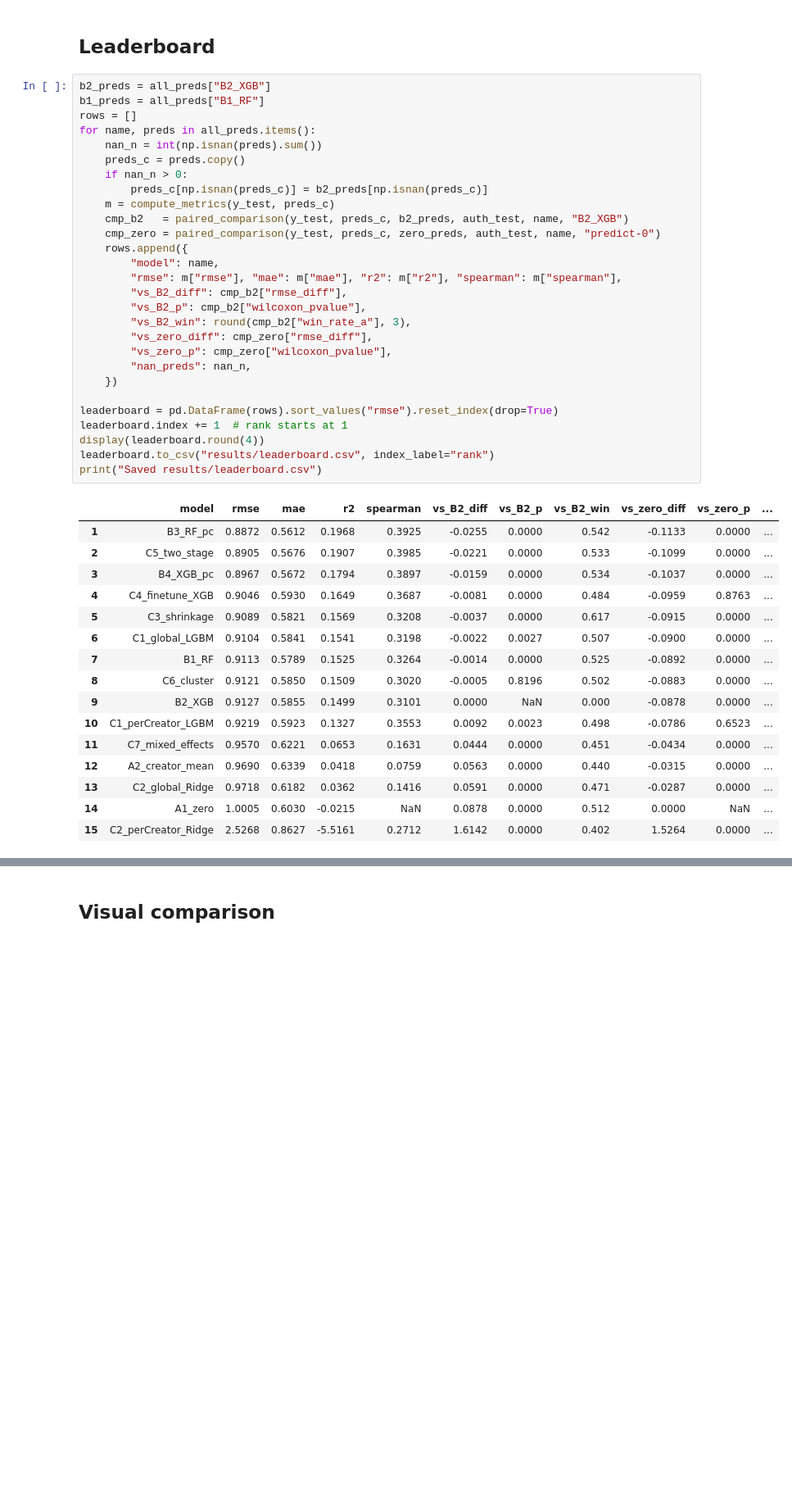
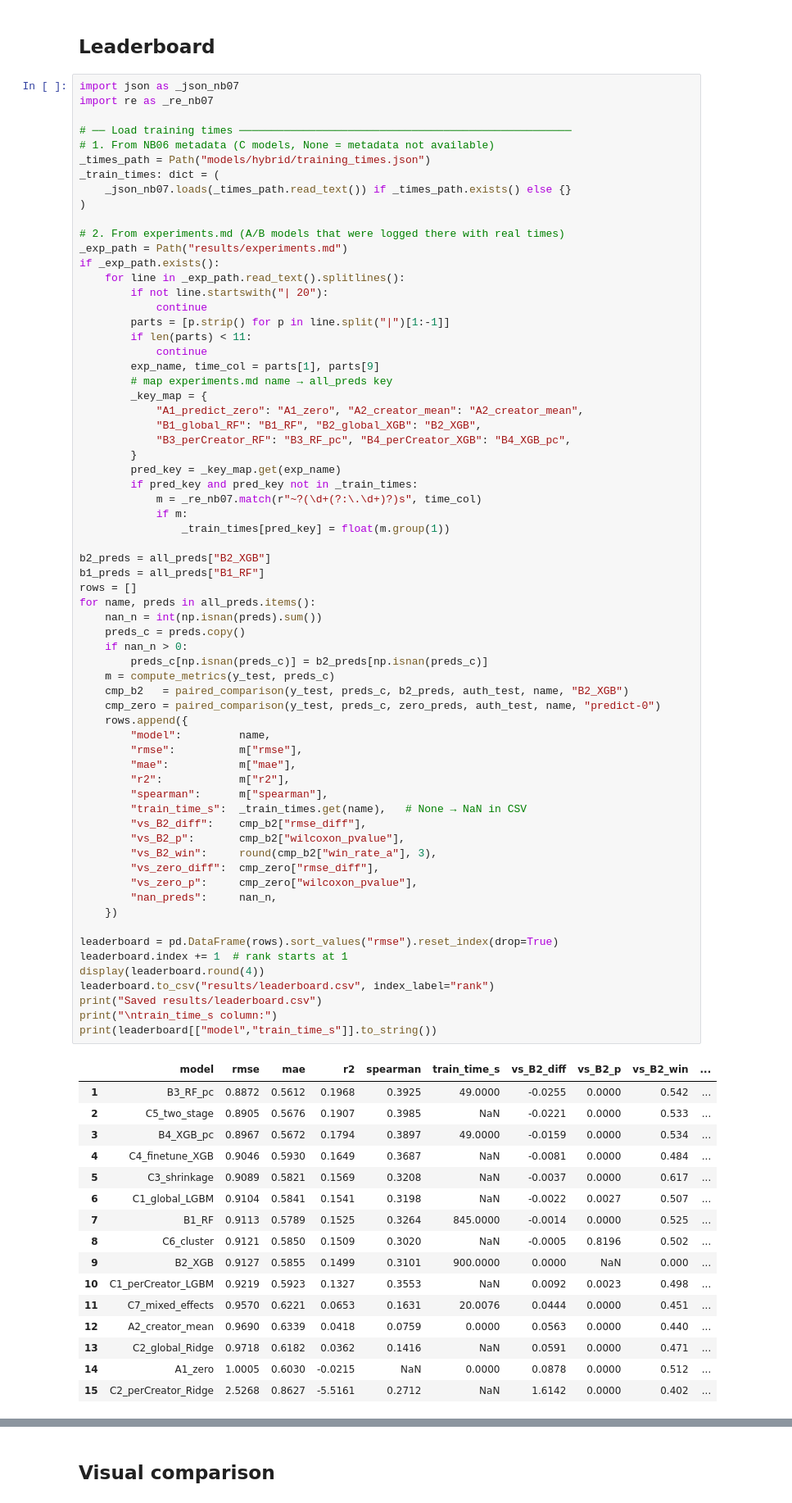
Before and after one commit to Shopska/Personalized_analysis_of_social_media, a Jupyter notebook: notebooks/07-model-comparison.ipynb, the cells around one changed output, grey strips where cells are left out. Shown at 82% size. Drawn from its saved outputs; the diff is of its cells as text; blank space fills up the shorter version.

```diff
--- a/notebooks/07-model-comparison.ipynb
+++ b/notebooks/07-model-comparison.ipynb
@@ -66,48 +66,86 @@ Models loaded: ['A1_zero', 'A2_creator_mean', 'B1_RF', 'B2_XGB', 'B3_RF_pc', 'B4
 # %% [markdown]
 ## Leaderboard
 # %%
+import json as _json_nb07
+import re as _re_nb07
+
+# ── Load training times ────────────────────────────────────────────────────
+# 1. From NB06 metadata (C models, None = metadata not available)
+_times_path = Path("models/hybrid/training_times.json")
+_train_times: dict = (
+    _json_nb07.loads(_times_path.read_text()) if _times_path.exists() else {}
+)
+
+# 2. From experiments.md (A/B models that were logged there with real times)
+_exp_path = Path("results/experiments.md")
+if _exp_path.exists():
+    for line in _exp_path.read_text().splitlines():
+        if not line.startswith("| 20"):
+            continue
+        parts = [p.strip() for p in line.split("|")[1:-1]]
+        if len(parts) < 11:
+            continue
+        exp_name, time_col = parts[1], parts[9]
+        # map experiments.md name → all_preds key
+        _key_map = {
+            "A1_predict_zero": "A1_zero", "A2_creator_mean": "A2_creator_mean",
+            "B1_global_RF": "B1_RF", "B2_global_XGB": "B2_XGB",
+            "B3_perCreator_RF": "B3_RF_pc", "B4_perCreator_XGB": "B4_XGB_pc",
+        }
+        pred_key = _key_map.get(exp_name)
+        if pred_key and pred_key not in _train_times:
+            m = _re_nb07.match(r"~?(\d+(?:\.\d+)?)s", time_col)
+            if m:
+                _train_times[pred_key] = float(m.group(1))
+
 b2_preds = all_preds["B2_XGB"]
 b1_preds = all_preds["B1_RF"]
 rows = []
 for name, preds in all_preds.items():
     nan_n = int(np.isnan(preds).sum())
     preds_c = preds.copy()
     if nan_n > 0:
         preds_c[np.isnan(preds_c)] = b2_preds[np.isnan(preds_c)]
     m = compute_metrics(y_test, preds_c)
     cmp_b2   = paired_comparison(y_test, preds_c, b2_preds, auth_test, name, "B2_XGB")
     cmp_zero = paired_comparison(y_test, preds_c, zero_preds, auth_test, name, "predict-0")
     rows.append({
-        "model": name,
-        "rmse": m["rmse"], "mae": m["mae"], "r2": m["r2"], "spearman": m["spearman"],
-        "vs_B2_diff": cmp_b2["rmse_diff"],
-        "vs_B2_p": cmp_b2["wilcoxon_pvalue"],
-        "vs_B2_win": round(cmp_b2["win_rate_a"], 3),
-        "vs_zero_diff": cmp_zero["rmse_diff"],
-        "vs_zero_p": cmp_zero["wilcoxon_pvalue"],
-        "nan_preds": nan_n,
+        "model":         name,
+        "rmse":          m["rmse"],
+        "mae":           m["mae"],
+        "r2":            m["r2"],
+        "spearman":      m["spearman"],
+        "train_time_s":  _train_times.get(name),   # None → NaN in CSV
+        "vs_B2_diff":    cmp_b2["rmse_diff"],
+        "vs_B2_p":       cmp_b2["wilcoxon_pvalue"],
+        "vs_B2_win":     round(cmp_b2["win_rate_a"], 3),
+        "vs_zero_diff":  cmp_zero["rmse_diff"],
+        "vs_zero_p":     cmp_zero["wilcoxon_pvalue"],
+        "nan_preds":     nan_n,
     })
 
 leaderboard = pd.DataFrame(rows).sort_values("rmse").reset_index(drop=True)
 leaderboard.index += 1  # rank starts at 1
 display(leaderboard.round(4))
 leaderboard.to_csv("results/leaderboard.csv", index_label="rank")
 print("Saved results/leaderboard.csv")
+print("\ntrain_time_s column:")
+print(leaderboard[["model","train_time_s"]].to_string())
 # %% [output]
-|  | model | rmse | mae | r2 | spearman | vs_B2_diff | vs_B2_p | vs_B2_win | vs_zero_diff | vs_zero_p | ... |
-| 1 | B3_RF_pc | 0.8872 | 0.5612 | 0.1968 | 0.3925 | -0.0255 | 0.0000 | 0.542 | -0.1133 | 0.0000 | ... |
-| 2 | C5_two_stage | 0.8905 | 0.5676 | 0.1907 | 0.3985 | -0.0221 | 0.0000 | 0.533 | -0.1099 | 0.0000 | ... |
-| 3 | B4_XGB_pc | 0.8967 | 0.5672 | 0.1794 | 0.3897 | -0.0159 | 0.0000 | 0.534 | -0.1037 | 0.0000 | ... |
-| 4 | C4_finetune_XGB | 0.9046 | 0.5930 | 0.1649 | 0.3687 | -0.0081 | 0.0000 | 0.484 | -0.0959 | 0.8763 | ... |
-| 5 | C3_shrinkage | 0.9089 | 0.5821 | 0.1569 | 0.3208 | -0.0037 | 0.0000 | 0.617 | -0.0915 | 0.0000 | ... |
-| 6 | C1_global_LGBM | 0.9104 | 0.5841 | 0.1541 | 0.3198 | -0.0022 | 0.0027 | 0.507 | -0.0900 | 0.0000 | ... |
-| 7 | B1_RF | 0.9113 | 0.5789 | 0.1525 | 0.3264 | -0.0014 | 0.0000 | 0.525 | -0.0892 | 0.0000 | ... |
-| 8 | C6_cluster | 0.9121 | 0.5850 | 0.1509 | 0.3020 | -0.0005 | 0.8196 | 0.502 | -0.0883 | 0.0000 | ... |
-| 9 | B2_XGB | 0.9127 | 0.5855 | 0.1499 | 0.3101 | 0.0000 | NaN | 0.000 | -0.0878 | 0.0000 | ... |
-| 10 | C1_perCreator_LGBM | 0.9219 | 0.5923 | 0.1327 | 0.3553 | 0.0092 | 0.0023 | 0.498 | -0.0786 | 0.6523 | ... |
-| 11 | C7_mixed_effects | 0.9570 | 0.6221 | 0.0653 | 0.1631 | 0.0444 | 0.0000 | 0.451 | -0.0434 | 0.0000 | ... |
-| 12 | A2_creator_mean | 0.9690 | 0.6339 | 0.0418 | 0.0759 | 0.0563 | 0.0000 | 0.440 | -0.0315 | 0.0000 | ... |
-| 13 | C2_global_Ridge | 0.9718 | 0.6182 | 0.0362 | 0.1416 | 0.0591 | 0.0000 | 0.471 | -0.0287 | 0.0000 | ... |
-| 14 | A1_zero | 1.0005 | 0.6030 | -0.0215 | NaN | 0.0878 | 0.0000 | 0.512 | 0.0000 | NaN | ... |
-| 15 | C2_perCreator_Ridge | 2.5268 | 0.8627 | -5.5161 | 0.2712 | 1.6142 | 0.0000 | 0.402 | 1.5264 | 0.0000 | ... |
+|  | model | rmse | mae | r2 | spearman | train_time_s | vs_B2_diff | vs_B2_p | vs_B2_win | ... |
+| 1 | B3_RF_pc | 0.8872 | 0.5612 | 0.1968 | 0.3925 | 49.0000 | -0.0255 | 0.0000 | 0.542 | ... |
+| 2 | C5_two_stage | 0.8905 | 0.5676 | 0.1907 | 0.3985 | NaN | -0.0221 | 0.0000 | 0.533 | ... |
+| 3 | B4_XGB_pc | 0.8967 | 0.5672 | 0.1794 | 0.3897 | 49.0000 | -0.0159 | 0.0000 | 0.534 | ... |
+| 4 | C4_finetune_XGB | 0.9046 | 0.5930 | 0.1649 | 0.3687 | NaN | -0.0081 | 0.0000 | 0.484 | ... |
+| 5 | C3_shrinkage | 0.9089 | 0.5821 | 0.1569 | 0.3208 | NaN | -0.0037 | 0.0000 | 0.617 | ... |
+| 6 | C1_global_LGBM | 0.9104 | 0.5841 | 0.1541 | 0.3198 | NaN | -0.0022 | 0.0027 | 0.507 | ... |
+| 7 | B1_RF | 0.9113 | 0.5789 | 0.1525 | 0.3264 | 845.0000 | -0.0014 | 0.0000 | 0.525 | ... |
+| 8 | C6_cluster | 0.9121 | 0.5850 | 0.1509 | 0.3020 | NaN | -0.0005 | 0.8196 | 0.502 | ... |
+| 9 | B2_XGB | 0.9127 | 0.5855 | 0.1499 | 0.3101 | 900.0000 | 0.0000 | NaN | 0.000 | ... |
+| 10 | C1_perCreator_LGBM | 0.9219 | 0.5923 | 0.1327 | 0.3553 | NaN | 0.0092 | 0.0023 | 0.498 | ... |
+| 11 | C7_mixed_effects | 0.9570 | 0.6221 | 0.0653 | 0.1631 | 20.0076 | 0.0444 | 0.0000 | 0.451 | ... |
+| 12 | A2_creator_mean | 0.9690 | 0.6339 | 0.0418 | 0.0759 | 0.0000 | 0.0563 | 0.0000 | 0.440 | ... |
+| 13 | C2_global_Ridge | 0.9718 | 0.6182 | 0.0362 | 0.1416 | NaN | 0.0591 | 0.0000 | 0.471 | ... |
+| 14 | A1_zero | 1.0005 | 0.6030 | -0.0215 | NaN | 0.0000 | 0.0878 | 0.0000 | 0.512 | ... |
+| 15 | C2_perCreator_Ridge | 2.5268 | 0.8627 | -5.5161 | 0.2712 | NaN | 1.6142 | 0.0000 | 0.402 | ... |
 Saved results/leaderboard.csv
```
Also changed, not shown: parts of 1 cell of this notebook, 3 other files.
